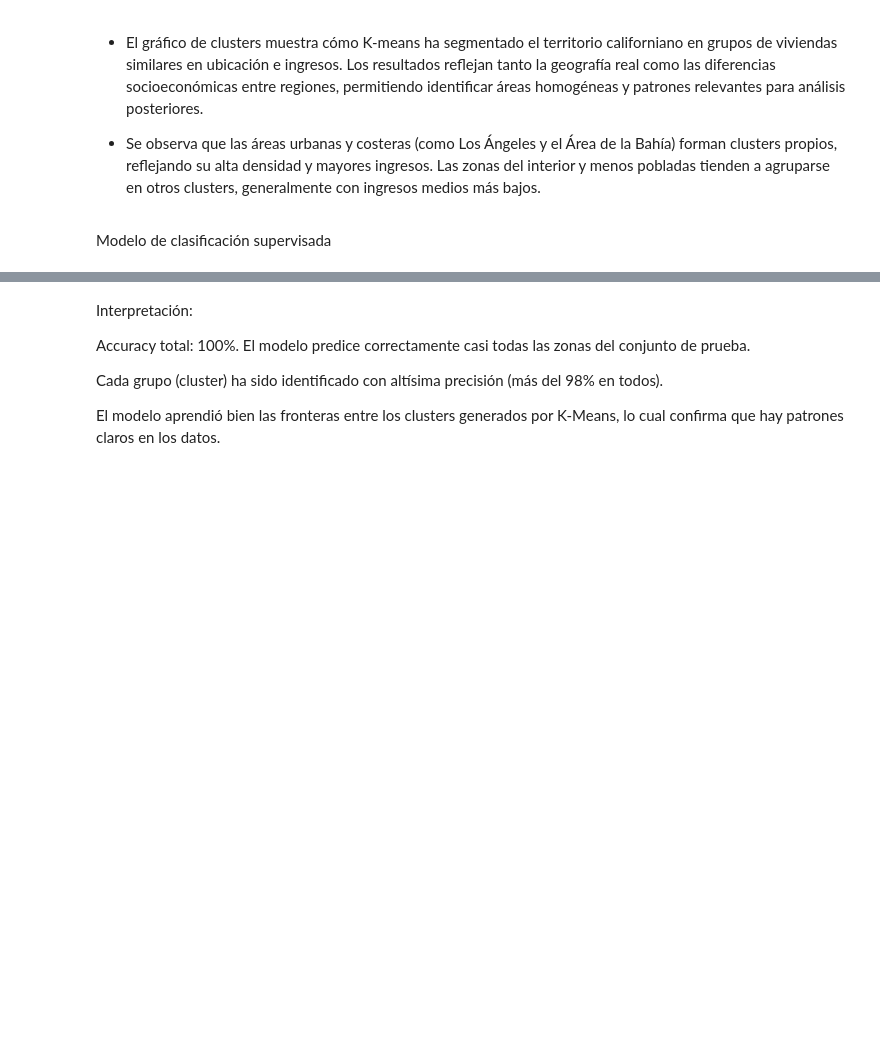
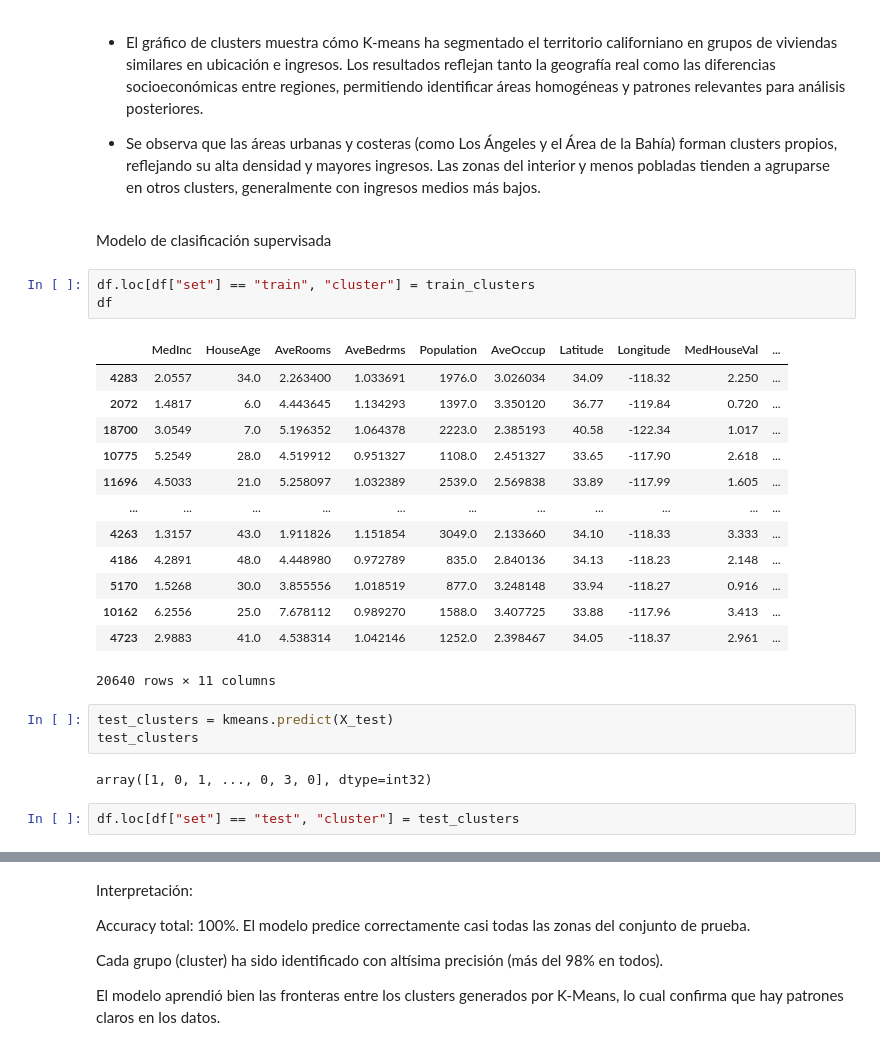
Before and after one commit to 4GeeksAcademy/iddalycastro-eda, a Jupyter notebook: src/09-k-means.ipynb, the cells around one changed output, grey strips where cells are left out. Drawn from its saved outputs; the diff is of its cells as text; blank space fills up the shorter version.

```diff
--- a/src/09-k-means.ipynb
+++ b/src/09-k-means.ipynb
@@ -134,3 +168,27 @@ plt.show()
 Las zonas del interior y menos pobladas tienden a agruparse en otros clusters, generalmente con ingresos medios más bajos.
 # %% [markdown]
 Modelo de clasificación supervisada
+# %%
+df.loc[df["set"] == "train", "cluster"] = train_clusters
+df
+# %% [output]
+|  | MedInc | HouseAge | AveRooms | AveBedrms | Population | AveOccup | Latitude | Longitude | MedHouseVal | ... |
+| 4283 | 2.0557 | 34.0 | 2.263400 | 1.033691 | 1976.0 | 3.026034 | 34.09 | -118.32 | 2.250 | ... |
+| 2072 | 1.4817 | 6.0 | 4.443645 | 1.134293 | 1397.0 | 3.350120 | 36.77 | -119.84 | 0.720 | ... |
+| 18700 | 3.0549 | 7.0 | 5.196352 | 1.064378 | 2223.0 | 2.385193 | 40.58 | -122.34 | 1.017 | ... |
+| 10775 | 5.2549 | 28.0 | 4.519912 | 0.951327 | 1108.0 | 2.451327 | 33.65 | -117.90 | 2.618 | ... |
+| 11696 | 4.5033 | 21.0 | 5.258097 | 1.032389 | 2539.0 | 2.569838 | 33.89 | -117.99 | 1.605 | ... |
+| ... | ... | ... | ... | ... | ... | ... | ... | ... | ... | ... |
+| 4263 | 1.3157 | 43.0 | 1.911826 | 1.151854 | 3049.0 | 2.133660 | 34.10 | -118.33 | 3.333 | ... |
+| 4186 | 4.2891 | 48.0 | 4.448980 | 0.972789 | 835.0 | 2.840136 | 34.13 | -118.23 | 2.148 | ... |
+| 5170 | 1.5268 | 30.0 | 3.855556 | 1.018519 | 877.0 | 3.248148 | 33.94 | -118.27 | 0.916 | ... |
+| 10162 | 6.2556 | 25.0 | 7.678112 | 0.989270 | 1588.0 | 3.407725 | 33.88 | -117.96 | 3.413 | ... |
+| 4723 | 2.9883 | 41.0 | 4.538314 | 1.042146 | 1252.0 | 2.398467 | 34.05 | -118.37 | 2.961 | ... |
+20640 rows × 11 columns
+# %%
+test_clusters = kmeans.predict(X_test)
+test_clusters
+# %% [output]
+array([1, 0, 1, ..., 0, 3, 0], dtype=int32)
+# %%
+df.loc[df["set"] == "test", "cluster"] = test_clusters
```
Also changed, not shown: parts of 12 cells of this notebook, 2 other files.
